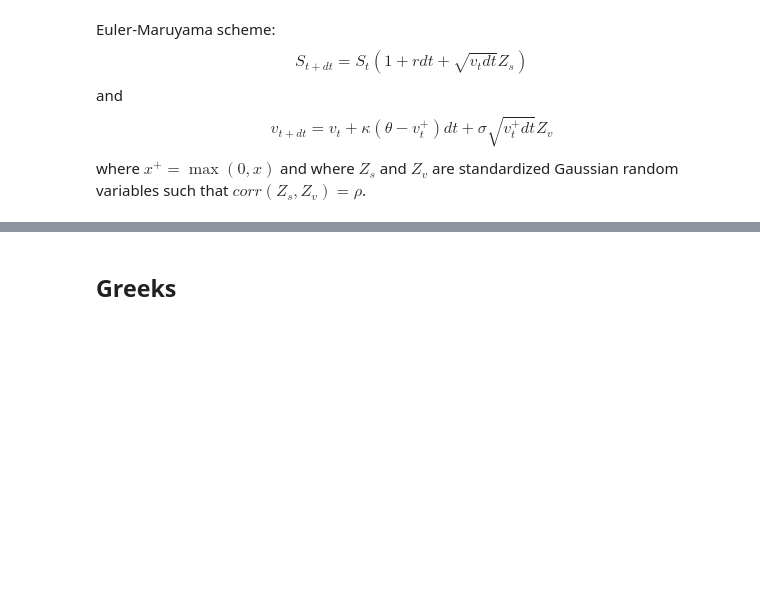
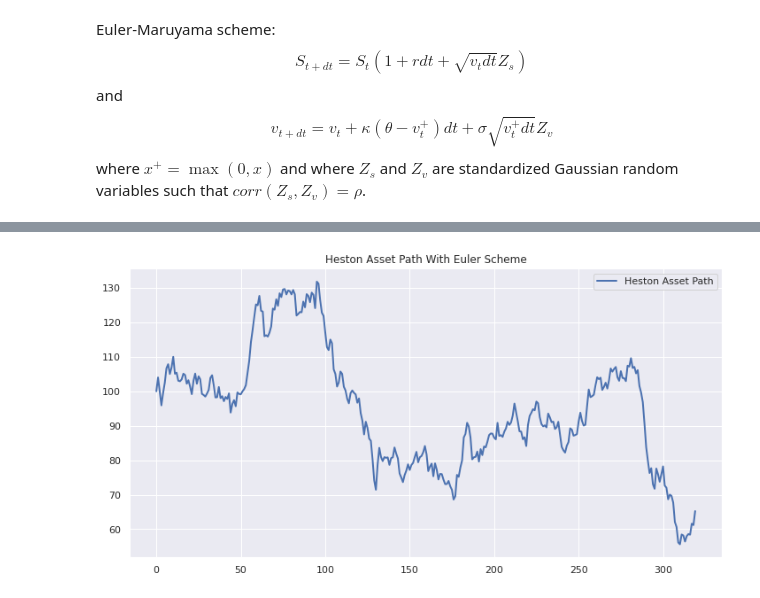
Before and after one commit to Redmek/Pricing-Under-Stochastic-Volatility, a Jupyter notebook: Heston_Model_Simulation.ipynb, the cells around one changed output, grey strips where cells are left out. Drawn from its saved outputs; the diff is of its cells as text; code cells hidden in the pictures; blank space fills up the shorter version.

```diff
--- a/Heston_Model_Simulation.ipynb
+++ b/Heston_Model_Simulation.ipynb
@@ -31,18 +29,13 @@ $$
 # %%
 Npaths = 10**5
 
-T = 3
-steps = 40
+T = 1
+steps = 320
 dt = T/steps
 
 rho = -0.9
 
 
-kappa = 2
-theta = 0.3
-v_0 = 0.3
-xi = 0.9
-
 W = np.random.randn(Npaths,steps)
 Z_X = np.random.randn(Npaths,steps)
 Z_V = rho * Z_X + np.sqrt(1-rho**2)*W
@@ -709,2 +53,0 @@ plt.show()
-# %% [markdown]
-## Greeks
@@ -781,0 +54,50 @@ def Gamma(x):
+# %%
+def generate_heston_euler(S_0 = 100, r = 0.02, kappa = 4, theta = 0.3, v_0 = 0.3, xi = 0.9, T=1):
+    '''
+      Generate Heston Volatility and Asset Paths With Euler Scheme
+      Args:
+          S_0:
+            Spot Price of the Underlying
+          r:
+            Risk Free Rate
+          T:
+            Maturity
+          kappa :
+            Volatility rate
+          theta:
+            Long run mean
+          v_0 :
+            Spot Volatility
+          xi :
+            Volatility of volatility
+      Returns:
+          X:
+            Asset Path
+          V :
+            Volatility Path
+          X_bs :
+            Asset Path under Black Scholes
+    '''
+    dt = T/steps
+    size = (Npaths, steps)
+    W = np.random.randn(Npaths, steps)
+    Z_X = np.random.randn(Npaths, steps)
+    Z_V = rho * Z_X + np.sqrt(1-rho**2)*W
+    X = np.zeros(size)
+    V = np.zeros(size)
+    X[:,0] = S_0
+    V[:,0] = v_0
+    for t in range(steps-1):
+        X[:,t+1] = X[:,t] * (1 + r*dt+ np.sqrt(np.maximum(V[:,t], 0) *dt) * Z_X[:,t])
+        V[:,t+1] = V[:,t] + kappa * (theta - np.maximum(V[:,t], 0))*dt + ( xi * np.sqrt(np.maximum(V[:,t], 0) * dt) * Z_V[:,t])
+
+    return X, V
+
+X, V = generate_heston_euler(S_0 = 100, r = 0.02, kappa = 4, theta = 0.3, v_0 = 0.3, xi = 0.9, T=1)
+fig, ax = plt.subplots(figsize=(12, 6))
+plt.plot(X[0], linewidth=2, label = 'Heston Asset Path')
+plt.title('Heston Asset Path With Euler Scheme')
+plt.legend()
+plt.show()
+# %% [output]
+[figure, added]
```
Also changed, not shown: parts of 57 cells of this notebook.
